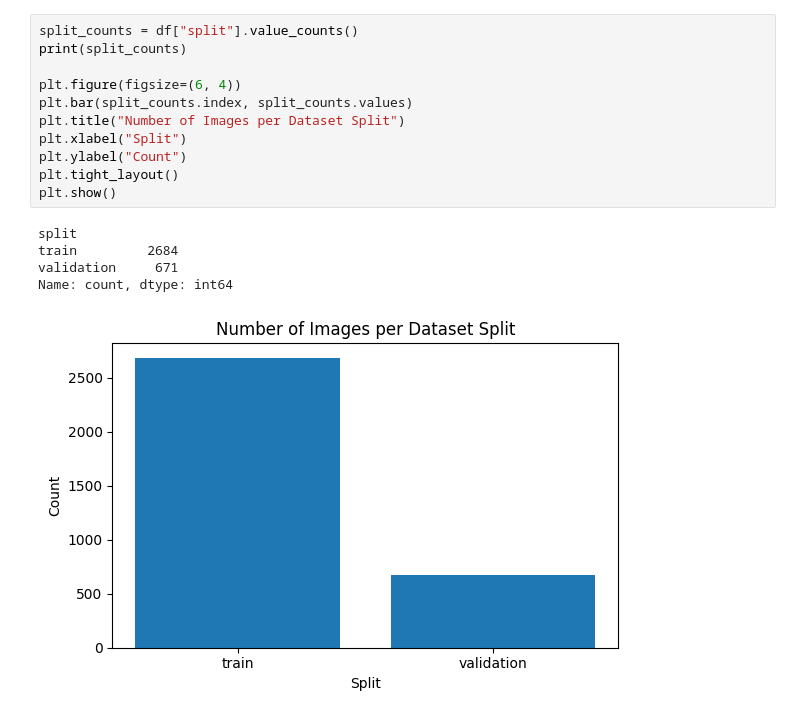
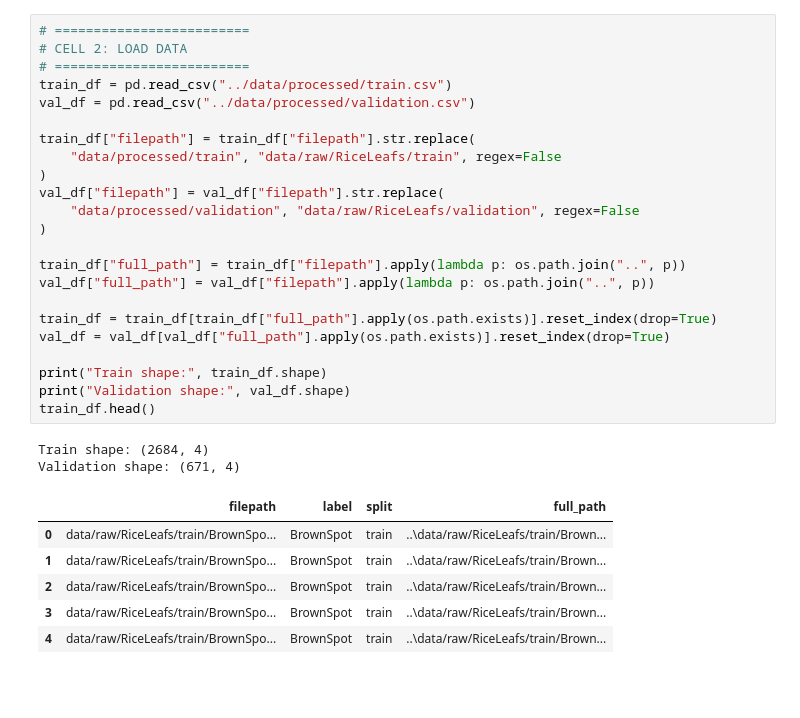
Before and after one commit to ninapascua/Rice-Leaf-Disease-Detection, a Jupyter notebook: notebooks/01_eda.ipynb, the cells around one changed output. Saved outputs shown, nothing was run; the diff lists cells and outputs as text; blank space fills up the shorter version.

```diff
--- a/notebooks/01_eda.ipynb
+++ b/notebooks/01_eda.ipynb
@@ -116,17 +14,32 @@ Number of duplicate rows: 0
-# %%
-split_counts = df["split"].value_counts()
-print(split_counts)
-
-plt.figure(figsize=(6, 4))
-plt.bar(split_counts.index, split_counts.values)
-plt.title("Number of Images per Dataset Split")
-plt.xlabel("Split")
-plt.ylabel("Count")
-plt.tight_layout()
-plt.show()
-# %% [output]
-split
-train         2684
-validation     671
-Name: count, dtype: int64
-[figure, removed]
+# %%
+# =========================
+# CELL 2: LOAD DATA
+# =========================
+train_df = pd.read_csv("../data/processed/train.csv")
+val_df = pd.read_csv("../data/processed/validation.csv")
+
+train_df["filepath"] = train_df["filepath"].str.replace(
+    "data/processed/train", "data/raw/RiceLeafs/train", regex=False
+)
+val_df["filepath"] = val_df["filepath"].str.replace(
+    "data/processed/validation", "data/raw/RiceLeafs/validation", regex=False
+)
+
+train_df["full_path"] = train_df["filepath"].apply(lambda p: os.path.join("..", p))
+val_df["full_path"] = val_df["filepath"].apply(lambda p: os.path.join("..", p))
+
+train_df = train_df[train_df["full_path"].apply(os.path.exists)].reset_index(drop=True)
+val_df = val_df[val_df["full_path"].apply(os.path.exists)].reset_index(drop=True)
+
+print("Train shape:", train_df.shape)
+print("Validation shape:", val_df.shape)
+train_df.head()
+# %% [output]
+Train shape: (2684, 4)
+Validation shape: (671, 4)
+|  | filepath | label | split | full_path |
+| 0 | data/raw/RiceLeafs/train/BrownSpo... | BrownSpot | train | ..\data/raw/RiceLeafs/train/Brown... |
+| 1 | data/raw/RiceLeafs/train/BrownSpo... | BrownSpot | train | ..\data/raw/RiceLeafs/train/Brown... |
+| 2 | data/raw/RiceLeafs/train/BrownSpo... | BrownSpot | train | ..\data/raw/RiceLeafs/train/Brown... |
+| 3 | data/raw/RiceLeafs/train/BrownSpo... | BrownSpot | train | ..\data/raw/RiceLeafs/train/Brown... |
+| 4 | data/raw/RiceLeafs/train/BrownSpo... | BrownSpot | train | ..\data/raw/RiceLeafs/train/Brown... |
```
Also changed, not shown: parts of 20 cells of this notebook, 23 other files.
